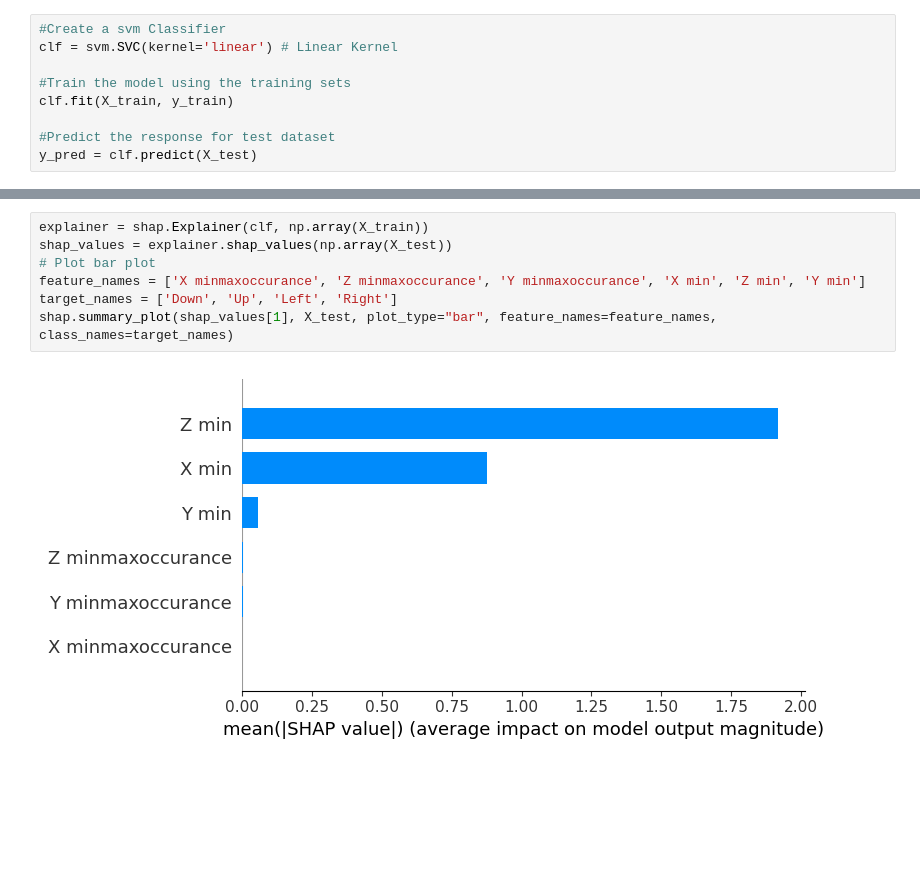
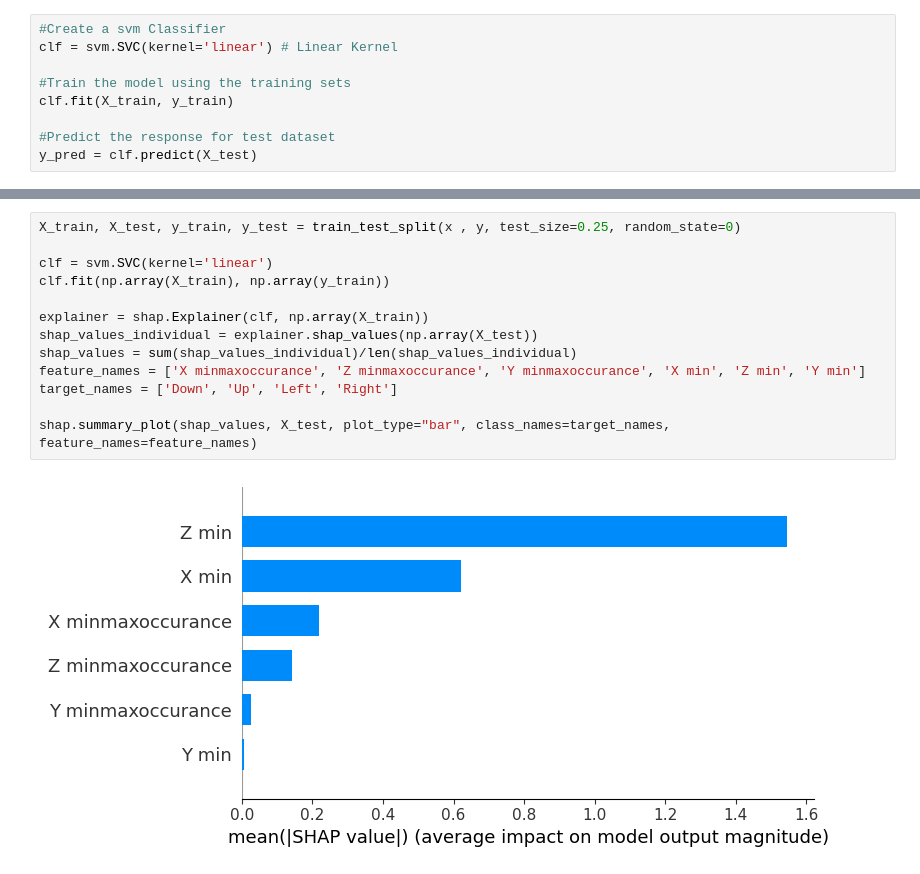
Before and after one commit to HMI2-Research-Group/PIP-Summer-School, a Jupyter notebook: OurCS@DFW workshop_v1.ipynb, the cells around one changed output, grey strips where cells are left out. Cells and saved outputs as stored; diff of their text form; blank space fills up the shorter version.

```diff
--- a/OurCS@DFW workshop_v1.ipynb
+++ b/OurCS@DFW workshop_v1.ipynb
@@ -87,9 +102,15 @@ Confusion Matrix:
 # %%
+X_train, X_test, y_train, y_test = train_test_split(x , y, test_size=0.25, random_state=0)
+
+clf = svm.SVC(kernel='linear')
+clf.fit(np.array(X_train), np.array(y_train))
+
 explainer = shap.Explainer(clf, np.array(X_train))
-shap_values = explainer.shap_values(np.array(X_test))
-# Plot bar plot
+shap_values_individual = explainer.shap_values(np.array(X_test))
+shap_values = sum(shap_values_individual)/len(shap_values_individual)
 feature_names = ['X minmaxoccurance', 'Z minmaxoccurance', 'Y minmaxoccurance', 'X min', 'Z min', 'Y min']
 target_names = ['Down', 'Up', 'Left', 'Right']
-shap.summary_plot(shap_values[1], X_test, plot_type="bar", feature_names=feature_names, class_names=target_names)
+
+shap.summary_plot(shap_values, X_test, plot_type="bar", class_names=target_names, feature_names=feature_names)
 # %% [output]
-[figure, old version]
+[figure, new version]
```
Also changed, not shown: parts of 10 cells of this notebook, 1 other file.
